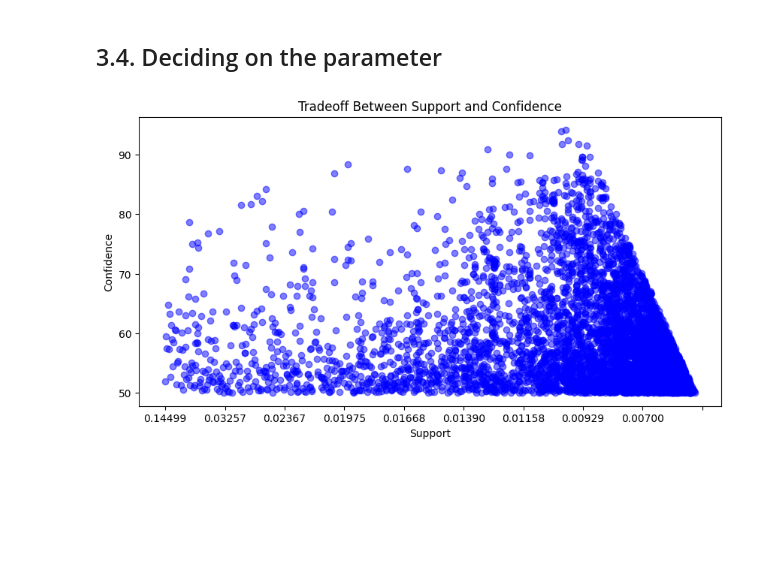
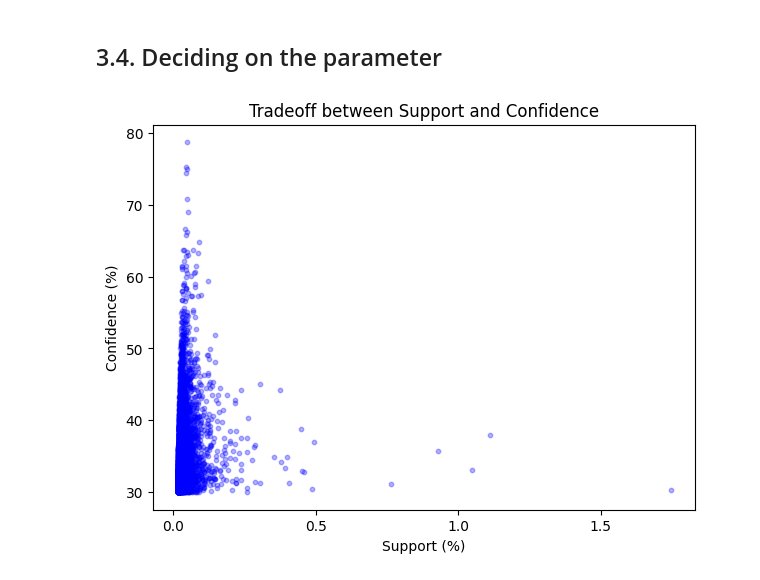
Before and after one commit to kwonowk/market-basket-analysis, a Jupyter notebook: instacart_analysis.ipynb, the cells around one changed output. Drawn from its saved outputs; the diff is of its cells as text; code cells hidden in the pictures; blank space fills up the shorter version.

Commit message:
Revised the tradeoff graph and rectified errors

```diff
--- a/instacart_analysis.ipynb
+++ b/instacart_analysis.ipynb
@@ -483,5 +478,8 @@ algo = 'ap' # 'fp' or 'ap'
 # %%
-# make dict for nicer looking column names
+supp = 0.05     # minimum support of an association rule
+conf = 30       # minimum confidence of an association rule
+report = 'aSC'
+
 report_colnames = {
     'a': 'support_itemset_absolute',
     's': 'support_itemset_relative',
@@ -500,5 +498,3 @@ report_colnames = {
     'E': 'evaluation_pct',
     'Q': 'support_emptyset',
     }
-
-result = arules(rules_product, supp=supp, conf=conf, report=report, zmin=2)
@@ -513,3 +515 @@ print(df_result.shape)
-# %%
-df_result['support_itemset_relative_pct'] =  df_result['support_itemset_relative_pct'].map('{:,.5f}'.format)
 # %%
@@ -538,26 +538,25 @@ df_result.head(30)
 # %%
 import numpy as np
 
 
 # Extracting the support and confidence
 support = df_result['support_itemset_relative_pct']
 confidence = df_result['confidence_pct']
 
 # Creating the plot
-plt.figure(figsize=(10, 5))
-plt.scatter(support, confidence, color='blue', alpha=0.5)  # Scatter plot
+fig  =plt.figure(figsize=(7, 5))
 
-plt.title('Tradeoff Between Support and Confidence')
-plt.xlabel('Support')
-plt.ylabel('Confidence')
-plt.xticks(np.arange(0, 700, step=70))
+ax = fig.add_subplot(111)
+ax.scatter(support, confidence, color='blue', alpha=0.3, s = 10)  # Scatter plot
 
+ax.set_title('Tradeoff between Support and Confidence')
+ax.set_xlabel('Support (%)')
+ax.set_ylabel('Confidence (%)')
+#ax.xaxis.set_major_locator(ticker.FixedLocator())
+
+ax.set_xticks(np.arange(0,2,0.5))
 
 # Show the plot
 plt.show()
-
-
-
-# Draw a box
 # %% [output]
-[figure, old version]
+[figure, new version]
```
Also changed, not shown: parts of 7 cells of this notebook.
